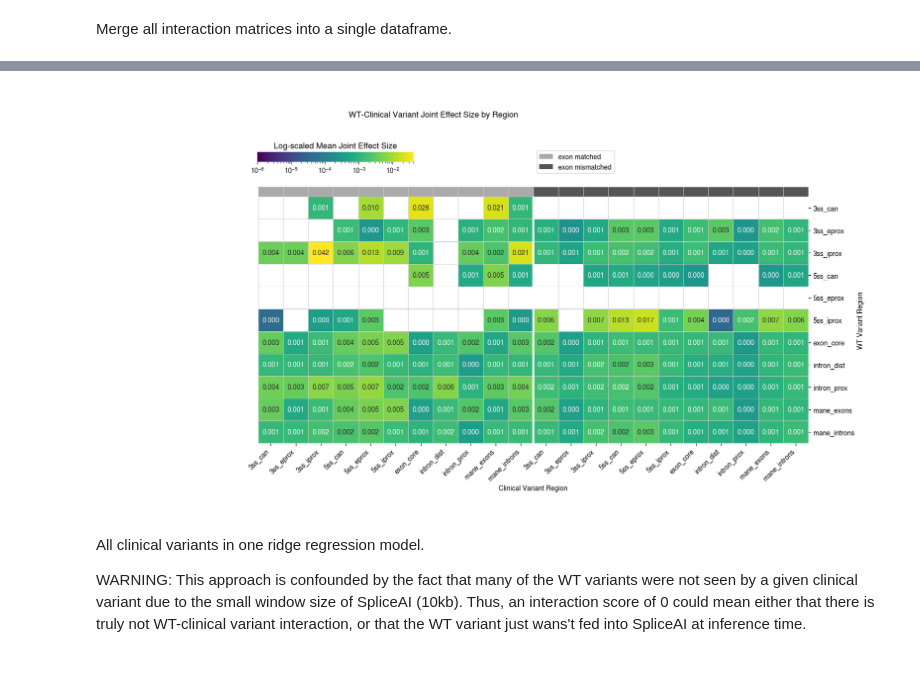
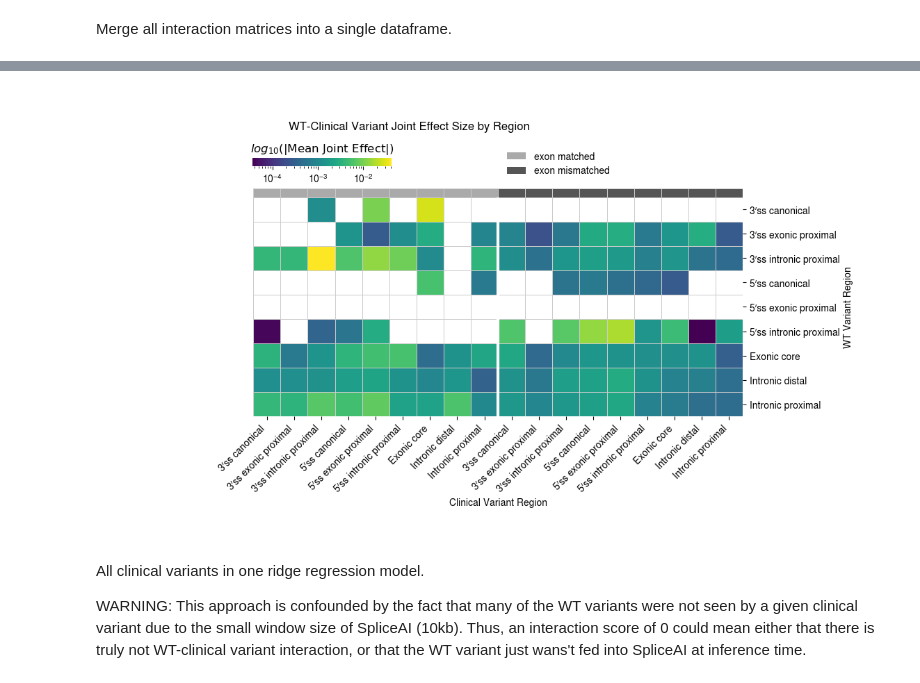
Before and after one commit to bschilder/VEP_DNA, a Jupyter notebook: notebooks/variant_attribution_SpliceAI.ipynb, the cells around one changed output, grey strips where cells are left out. Drawn from its saved outputs; the diff is of its cells as text; code cells hidden in the pictures.

```diff
--- a/notebooks/variant_attribution_SpliceAI.ipynb
+++ b/notebooks/variant_attribution_SpliceAI.ipynb
@@ -641,33 +526,6 @@ fig = gv.plotfig()
 # %%
-df = ridge_df.copy()
-
-for variant_type in ["wt", "clinical"]:
-    print(variant_type)
-    id_col = f"{variant_type}_variant"
-    exon_info = []
-
-    # Reset variant coordinates
-    for col in ['Chromosome', 'Start', 'End']:
-        if col in df.columns:
-            df.drop(columns=[col], inplace=True)
-    df.insert(0, "Chromosome", df[id_col].str.split(":").str[0])
-    df.insert(1, "Start", df[id_col].str.split(":").str[1].str.split("-").str[0].astype(int))
-    df.insert(2, "End", df[id_col].str.split(":").str[1].str.split("-").str[1].str.split("_").str[0].astype(int))
-
-    for key, bed_df in tqdm(bed_dict.items()):
-        overlap = pr.PyRanges(df).overlap(pr.PyRanges(bed_df))
-        if len(overlap) > 0:
-            exon_tmp = pr.PyRanges(df).join(pr.PyRanges(bed_df), apply_strand_suffix=False).df[[id_col,"exon_number","exon_id"]].drop_duplicates()
-            exon_tmp.rename(columns={col: f"{variant_type}_{col}" for col in exon_tmp.columns[1:]}, inplace=True)
-            exon_info.append(exon_tmp)
-
-        if len(overlap) > 0:
-            df[f"{variant_type}_{key}"] = df[id_col].isin(overlap.df[id_col])
-        else:
-            df[f"{variant_type}_{key}"] = False
-
-    # Merge in exon info
-    df = df.merge(pd.concat(exon_info, axis=0).drop_duplicates().dropna(), on=id_col, how="left")
+ridge_df_annot = ab.annotate_variants_with_bed(ridge_df, bed_dict)
+ridge_df_annot.head()
 # %% [output]
 wt
 clinical
@@ -806,11 +561,16 @@ exon_matched vs. exon_mismatched: t-test paired samples, P_val:4.087e-02 t=2.079
 # %%
-fig3f = ab.plot_merged_clustermaps(matrices,   figsize=(16, 8),
+exclude_annot = ["MANE exons", "MANE introns",
+                # "Exon body"
+                ]
+merged_clustermap = ab.plot_merged_clustermaps(matrices,   figsize=(10, 5),
+                                    exclude_rows=exclude_annot,
+                                    exclude_cols=exclude_annot,
+                                    annotate_values=False,
+                                    log_color_scale=True, row_cluster=False, col_cluster=False)
 
-log_color_scale=True, row_cluster=False, col_cluster=False)
-
-fig3f['fig'].savefig('tmp/spliceai_annotation_heatmap.pdf', **utils.FIG_SAVE_KWARGS)
+merged_clustermap['fig'].savefig('manuscript/fig/spliceai_annotation_heatmap.pdf', **utils.FIG_SAVE_KWARGS)
 # %% [output]
-[figure, old version]
+[figure, new version]
 # %%
 # # Mask NaNs before clustering to avoid errors
 # # Log the color scale (add small constant to avoid log(0))
```
Also changed, not shown: parts of 15 cells of this notebook, 13 other files.
